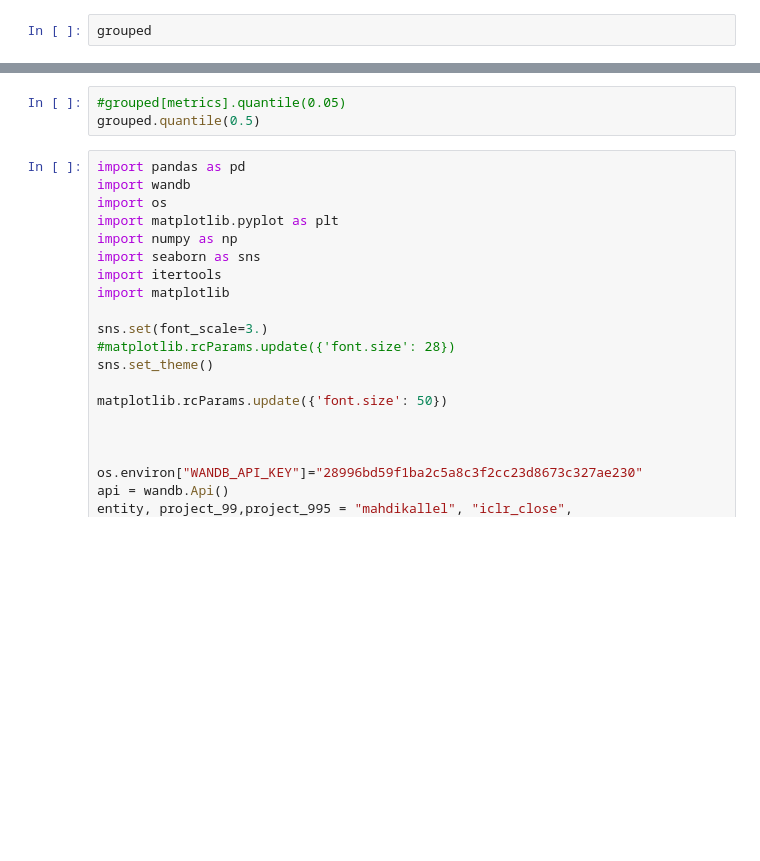
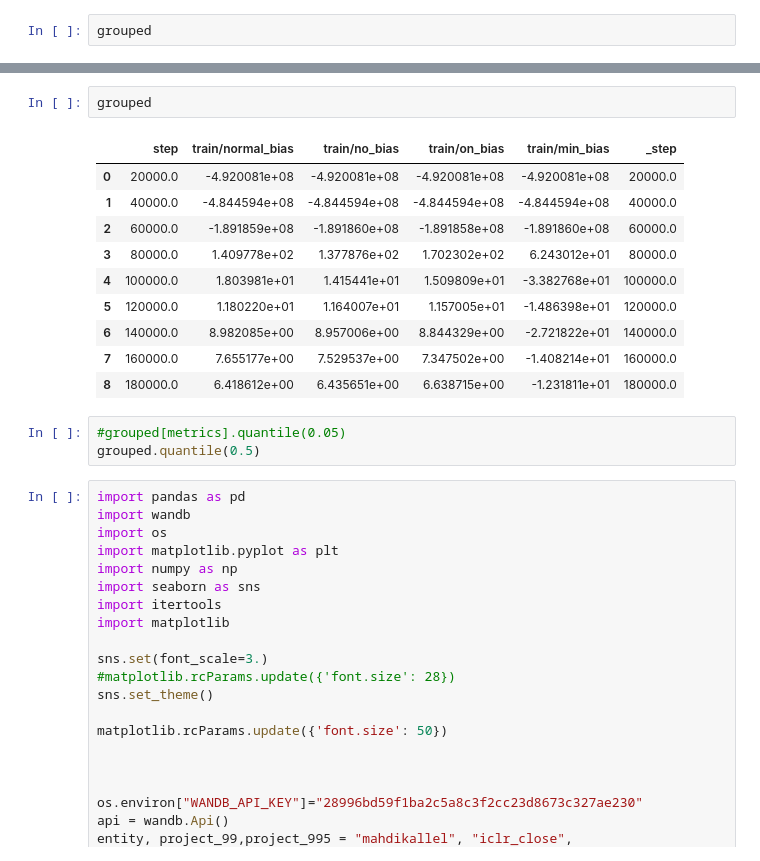
Before and after one commit to kallel-mahdi/supersac, a Jupyter notebook: notebooks/PLOTS.ipynb, the cells around one changed output, grey strips where cells are left out. Drawn from its saved outputs; the diff is of its cells as text; blank space fills up the shorter version.

```diff
--- a/notebooks/PLOTS.ipynb
+++ b/notebooks/PLOTS.ipynb
@@ -823,4 +601,17 @@ revived-gorge-16
 [figure]
+# %%
+grouped
+# %% [output]
+|  | step | train/normal_bias | train/no_bias | train/on_bias | train/min_bias | _step |
+| 0 | 20000.0 | -4.920081e+08 | -4.920081e+08 | -4.920081e+08 | -4.920081e+08 | 20000.0 |
+| 1 | 40000.0 | -4.844594e+08 | -4.844594e+08 | -4.844594e+08 | -4.844594e+08 | 40000.0 |
+| 2 | 60000.0 | -1.891859e+08 | -1.891860e+08 | -1.891858e+08 | -1.891860e+08 | 60000.0 |
+| 3 | 80000.0 | 1.409778e+02 | 1.377876e+02 | 1.702302e+02 | 6.243012e+01 | 80000.0 |
+| 4 | 100000.0 | 1.803981e+01 | 1.415441e+01 | 1.509809e+01 | -3.382768e+01 | 100000.0 |
+| 5 | 120000.0 | 1.180220e+01 | 1.164007e+01 | 1.157005e+01 | -1.486398e+01 | 120000.0 |
+| 6 | 140000.0 | 8.982085e+00 | 8.957006e+00 | 8.844329e+00 | -2.721822e+01 | 140000.0 |
+| 7 | 160000.0 | 7.655177e+00 | 7.529537e+00 | 7.347502e+00 | -1.408214e+01 | 160000.0 |
+| 8 | 180000.0 | 6.418612e+00 | 6.435651e+00 | 6.638715e+00 | -1.231811e+01 | 180000.0 |
 # %%
 #grouped[metrics].quantile(0.05)
 grouped.quantile(0.5)
```
Also changed, not shown: parts of 8 cells of this notebook, 8 other files.
